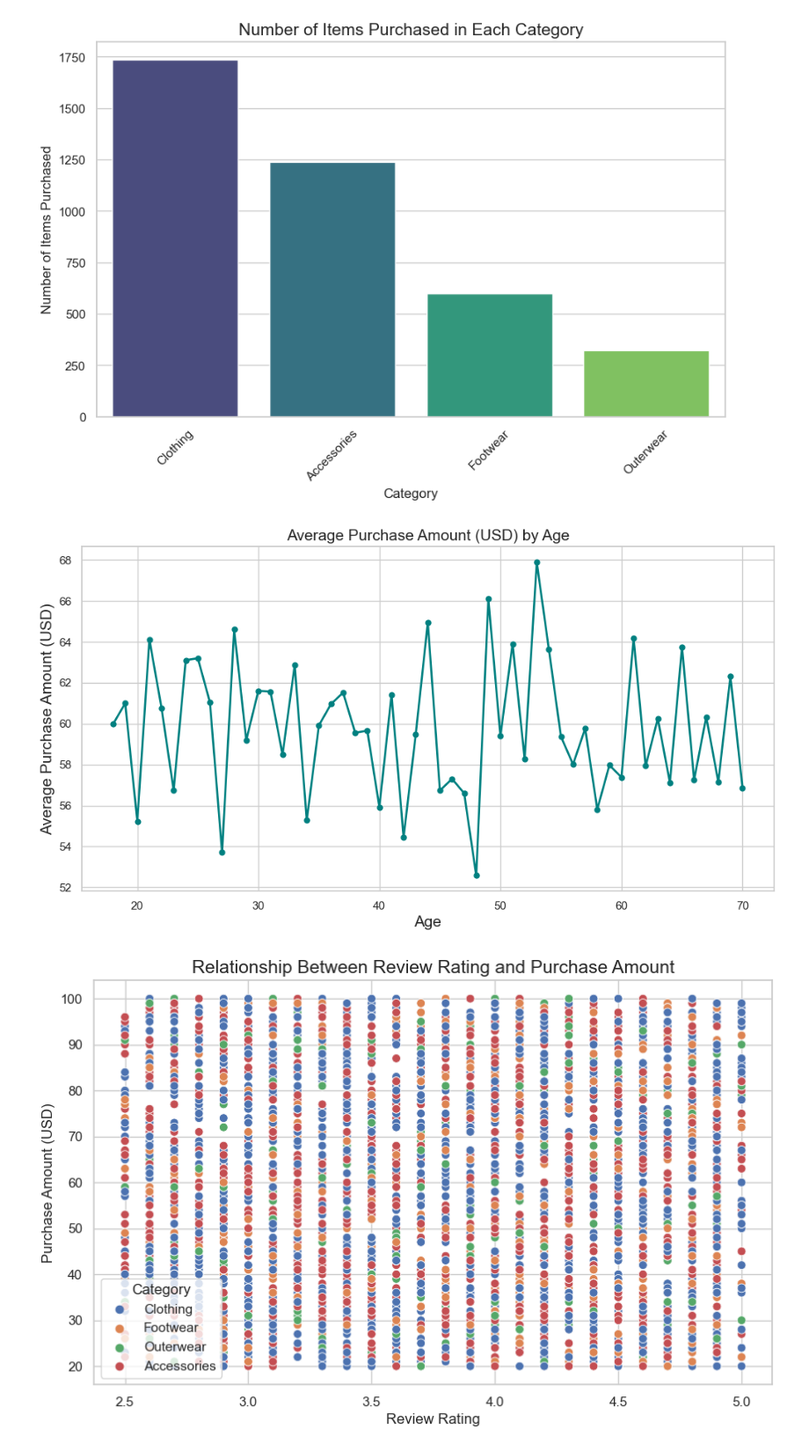
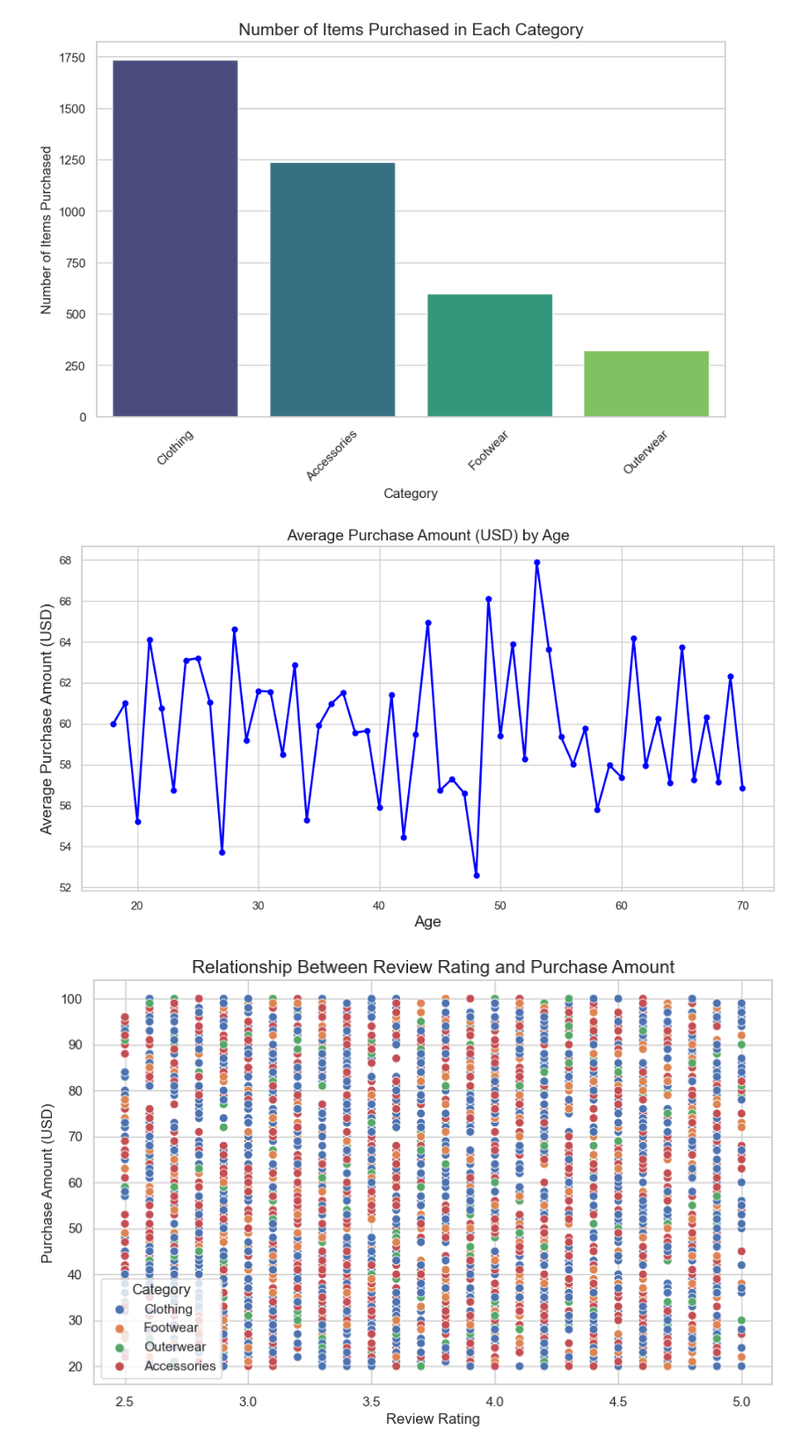
Before and after one commit to orkhan222/DataScience, a Jupyter notebook: HomeWorks/Visualization.ipynb, the cells around one changed output. Shown at 88% size. Saved outputs shown, nothing was run; the diff lists cells and outputs as text; code cells hidden in the pictures.

Commit message:
Visualization

```diff
--- a/HomeWorks/Visualization.ipynb
+++ b/HomeWorks/Visualization.ipynb
@@ -28,15 +28,15 @@ plt.show()
 # %%
 #  Line Charts
 age_purchase = df.groupby('Age')['Purchase Amount (USD)'].mean()
 plt.figure(figsize=(12, 6))
-age_line = plt.plot(age_purchase.index, age_purchase.values, marker='o', color='teal', linestyle='-', linewidth=2, markersize=5)
+age_line = plt.plot(age_purchase.index, age_purchase.values, marker='o', color='blue', linestyle='-', linewidth=2, markersize=5)
 plt.title('Average Purchase Amount (USD) by Age', fontsize=15)
 plt.xlabel('Age', fontsize=15)
 plt.ylabel('Average Purchase Amount (USD)', fontsize=15)
 plt.grid(True)
 plt.show()
 # %% [output]
-[figure, old version]
+[figure, new version]
 # %%
 # Scatter Plots
 plt.figure(figsize=(10, 6))
```
